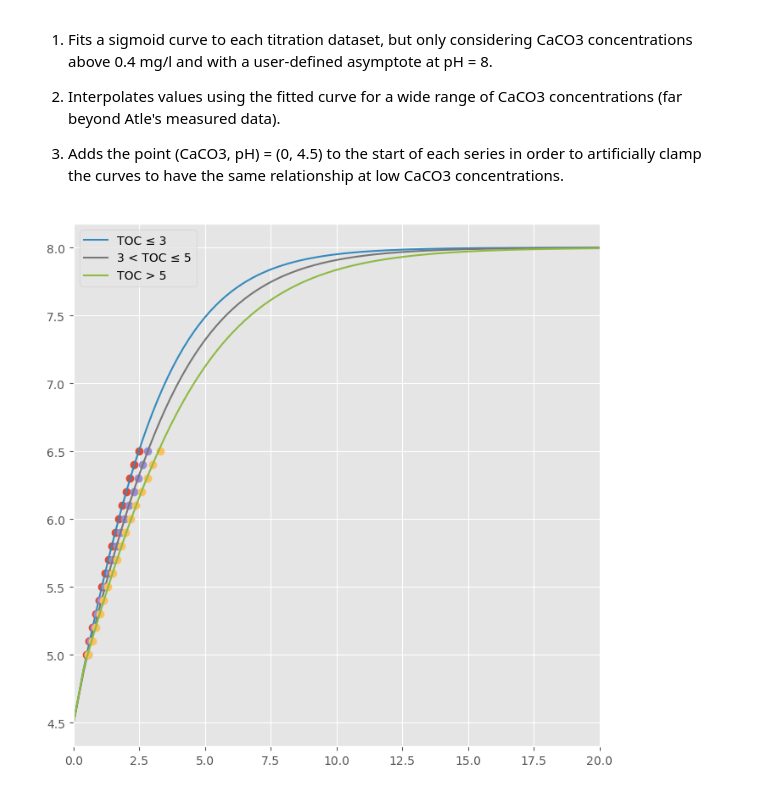
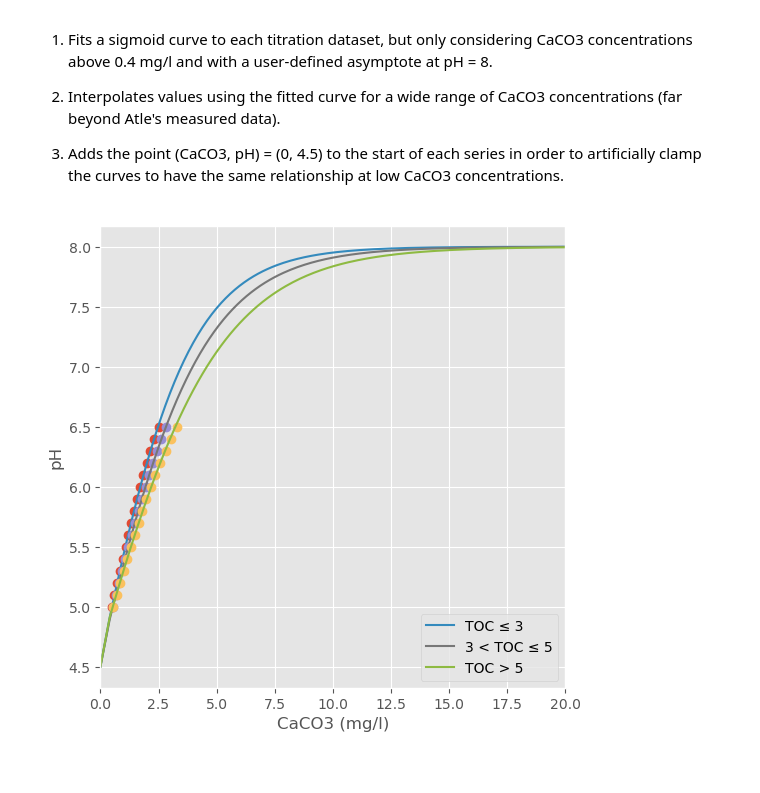
Before and after one commit to NIVANorge/lake_liming_app, a Jupyter notebook: notebooks/titration_curves.ipynb, the cells around one changed output. Cells and saved outputs as stored; diff of their text form; code cells hidden in the pictures.

```diff
--- a/notebooks/titration_curves.ipynb
+++ b/notebooks/titration_curves.ipynb
@@ -72,7 +72,7 @@ L = 8
 xl_path = r"../data/titration_curves_atle_hindar.xlsx"
 raw_df = pd.read_excel(xl_path)
 
-fig, ax = plt.subplots(nrows=1, ncols=1, figsize=(8, 8))
+fig, ax = plt.subplots(nrows=1, ncols=1, figsize=(6, 6))
 
 df_list = []
 for toc_class in ["TOC ≤ 3", "3 < TOC ≤ 5", "TOC > 5"]:
@@ -85,31 +85,36 @@ for toc_class in ["TOC ≤ 3", "3 < TOC ≤ 5", "TOC > 5"]:
     popt = fit(xdata, ydata)
 
     # Predict values for broad range of CaCO3
     x = np.linspace(0.4, 100, 1000)
     y = sigmoid(x, *popt)
 
     # Add (0, 4.5) to start
     x = np.insert(x, 0, 0)
     y = np.insert(y, 0, 4.5)
 
     # Build result dataframe
     res_df = pd.DataFrame({"CaCO3 (mg/l)": x, "pH": y})
     res_df["TOC class (mg/l)"] = toc_class
     res_df = res_df[df.columns]
     df_list.append(res_df)
 
     # Plot
     ax.plot(xdata, ydata, "o")
     ax.plot(x, y, label=toc_class)
 
 ax.set_xlim(0, 20)
+plt.xlabel("CaCO3 (mg/l)")
+plt.ylabel("pH")
 plt.legend(loc="best")
 
 # Combine
 interp_df = pd.concat(df_list, axis="rows")
 
 # Save
 interp_xl_path = r"../data/titration_curves_interpolated.xlsx"
 interp_df.to_excel(interp_xl_path, index=False)
+
+png_path = r"../docs/images/titration_curves_interpolated.png"
+plt.savefig(png_path, dpi=200)
 # %% [output]
-[figure, old version]
+[figure, new version]
```
Also changed, not shown: 3 other files.
